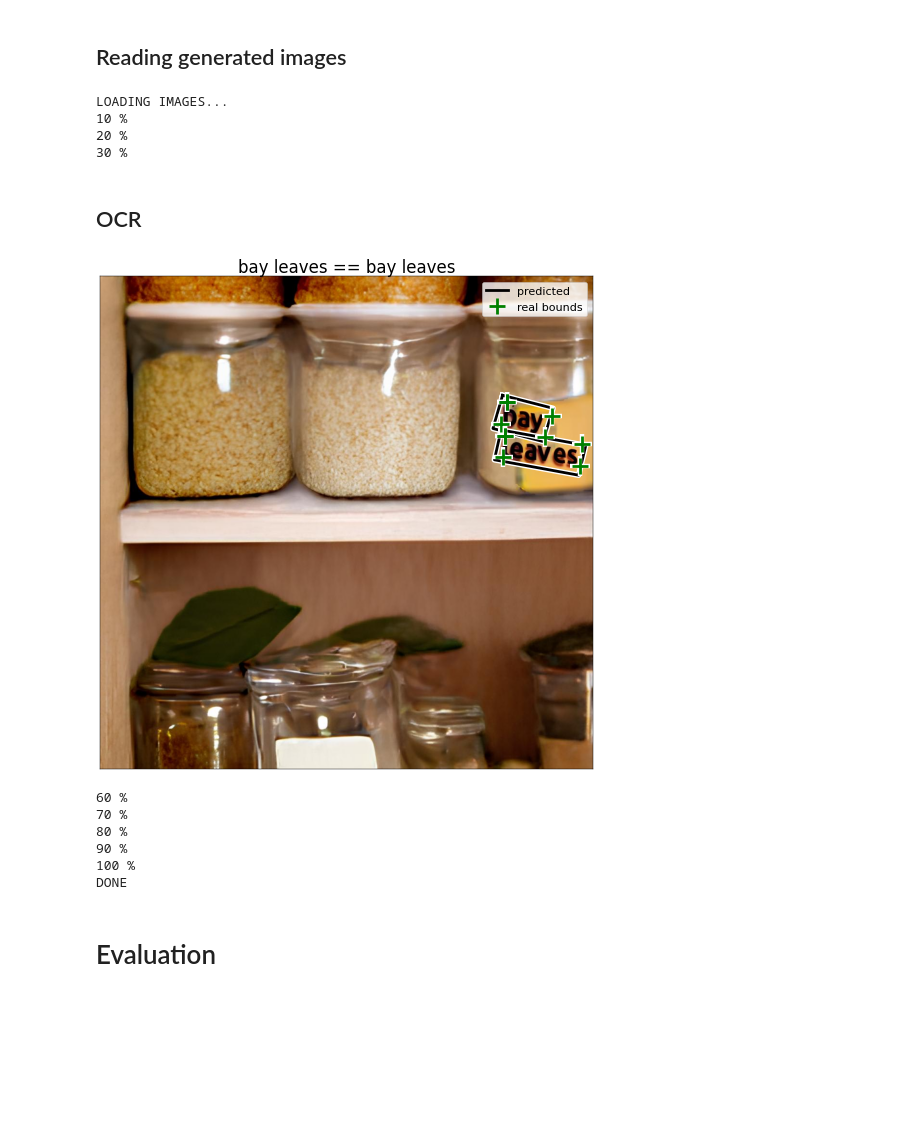
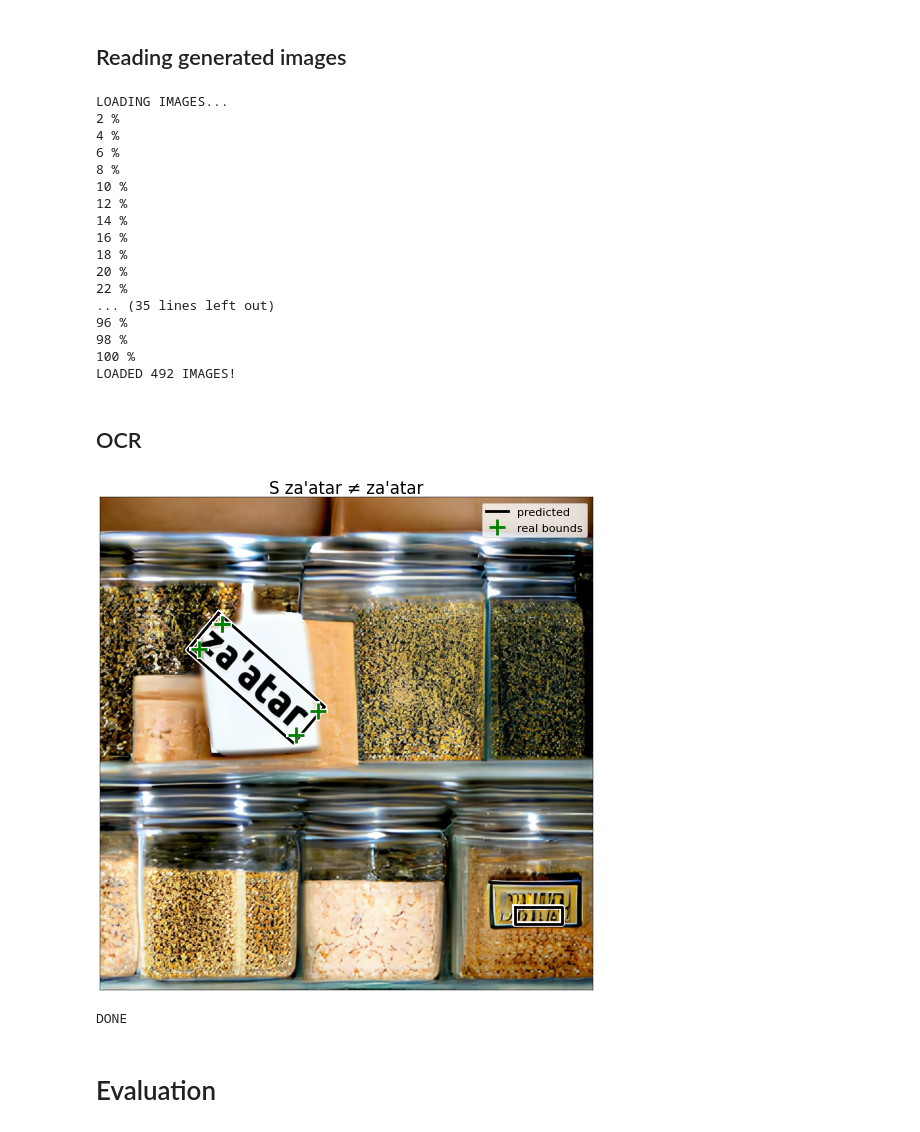
Before and after one commit to thejohnhoffer/to-spice-images, a Jupyter notebook: visualize.ipynb, the cells around one changed output. Drawn from its saved outputs; the diff is of its cells as text; code cells hidden in the pictures; blank space fills up the shorter version.

```diff
--- a/visualize.ipynb
+++ b/visualize.ipynb
@@ -32,7 +32,7 @@ sources = data["images"]
 # %%
 DELAY_READ = 0.001
 #NUM_READ = 10000
-NUM_READ = 100
+NUM_READ = 495
 
 images = []
 print('LOADING IMAGES...')
@@ -53,16 +53,29 @@ for src in src_subset:
 print('LOADED', len(images), 'IMAGES!')
 # %% [output]
 LOADING IMAGES...
+2 %
+4 %
+6 %
+8 %
 10 %
+12 %
+14 %
+16 %
+18 %
 20 %
-30 %
+22 %
+... (35 lines left out)
+96 %
+98 %
+100 %
+LOADED 492 IMAGES!
 # %% [markdown]
 ## OCR
 # %%
 import easyocr
 
-N_VIZ = 5
-DELAY_VIZ = 1.5
+N_VIZ = 495
+DELAY_VIZ = 0.5
 print('LOADING MODEL...')
 reader = easyocr.Reader(['en'])
 def result_to_box(result):
@@ -107,7 +120,7 @@ for (i, (src,img)) in enumerate(images):
         "text": result_text,
         "bounds": result_box,
     })
-    if len(images) % 10 == 0:
+    if len(real_values) % 10 == 0:
         print(round(100*len(real_values)/len(images)),'%')
     if (i >= N_VIZ):
         continue
@@ -117,39 +130,34 @@ for (i, (src,img)) in enumerate(images):
     plt.imshow(img)
 
     # Calculate title
     correct = result_text == real_text
     sep = "==" if correct else "≠"
     plt.title(f'{result_text} {sep} {real_text}', fontsize = 30)
 
     # Draw predicted bounding boxes
     for (res_i, res_box) in enumerate(result_box):
         c = 'k'
         xs, ys = zip(*res_box)
         xs += (xs[0],)
         ys += (ys[0],)
         l = 'predicted' if res_i == 0 else f'_res_{res_i}'
         plt.plot(xs,ys, 'w', label='_res_bg', linewidth=10)
         plt.plot(xs,ys, 'k', label=l, linewidth=5)
 
     # Draw real bounding boxes
     for (rea_i, rea_box) in enumerate(real_box):
         xs, ys = zip(*rea_box)
         xs += (xs[0],)
         ys += (ys[0],)
         l = 'real bounds' if rea_i == 0 else f'_rea_{rea_i}'
         plt.plot(xs,ys, 'w+', label='_real_bg', mew=8, ms=35)
         plt.plot(xs,ys, 'g+', label=l, mew=5, ms=30)
 
     plt.legend(fontsize = 20)
     plt.show()
 print('DONE')
 # %% [output]
-[figure, old version]
+[figure, new version]
-60 %
-70 %
-80 %
-90 %
-100 %
 DONE
 # %% [markdown]
 # Evaluation
```
Also changed, not shown: parts of 11 cells of this notebook, 2 other files.
